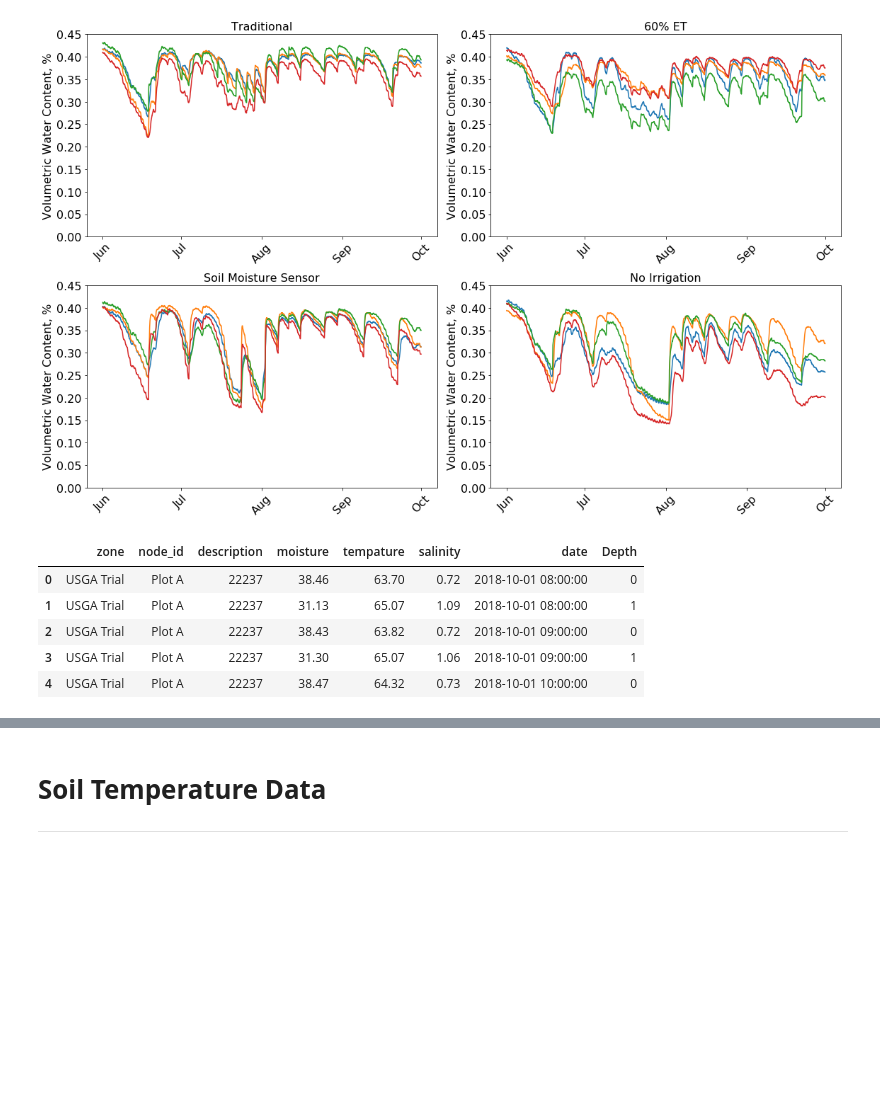
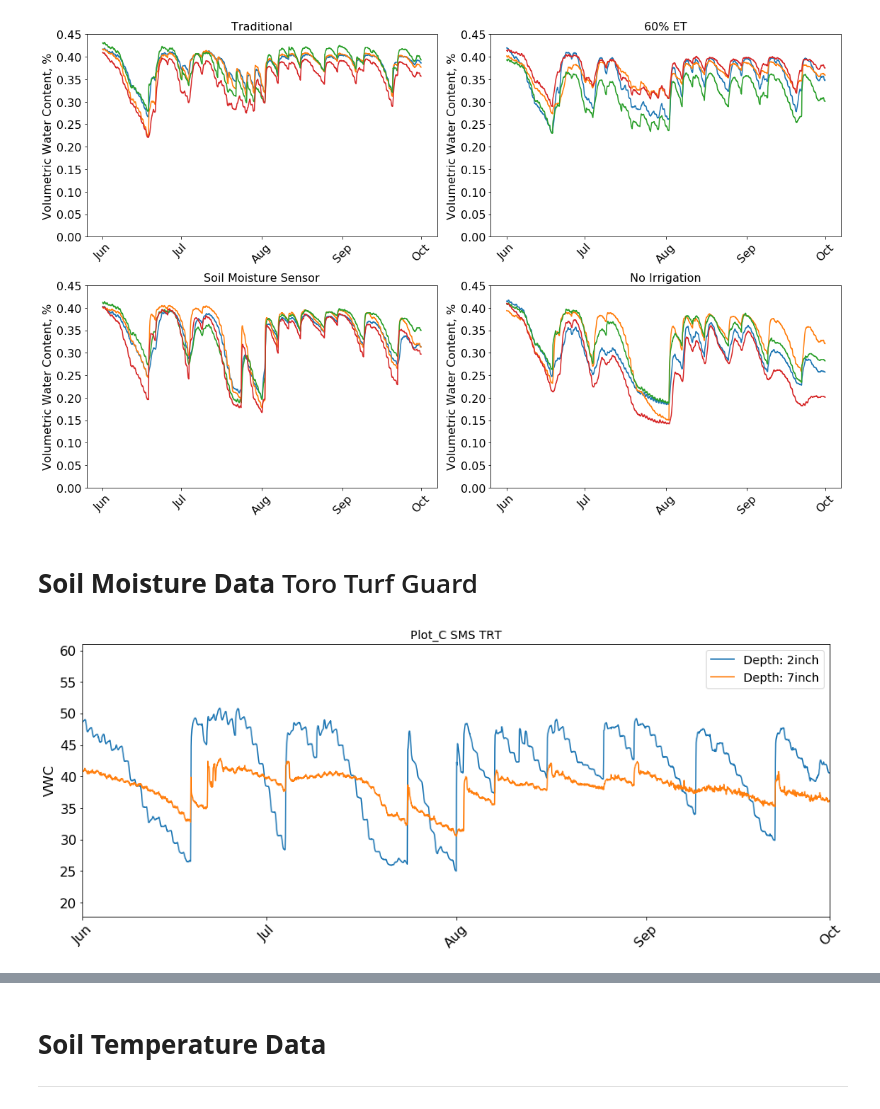
Before and after one commit to wes-dyer/usga_toro_data, a Jupyter notebook: sms.ipynb, the cells around one changed output, grey strips where cells are left out. Cells and saved outputs as stored; diff of their text form; code cells hidden in the pictures; blank space fills up the shorter version.

```diff
--- a/sms.ipynb
+++ b/sms.ipynb
@@ -161,17 +161,3 @@ plt.show()
 Adding an axes using the same arguments as a previous axes currently reuses the earlier instance.  In a future version, a new instance will always be created and returned.  Meanwhile, this warning can ...
   "Adding an axes using the same arguments as a previous axes "
 [figure]
-# %%
-#dataframe for green canopy cover
-toro_sms = pd.read_excel(r'C:\Users\Dyer\Dropbox\Wes Dyer\USGA_zoysia_research\Data\Toro_tab_data\Plot_A.xlsx')
-
-# convert to_datetime
-toro_sms["date"] = pd.to_datetime(toro_sms["date"], format="%m-%d-%Y %H:%M")
-toro_sms.head()
-# %% [output]
-|  | zone | node_id | description | moisture | tempature | salinity | date | Depth |
-| 0 | USGA Trial | Plot A | 22237 | 38.46 | 63.70 | 0.72 | 2018-10-01 08:00:00 | 0 |
-| 1 | USGA Trial | Plot A | 22237 | 31.13 | 65.07 | 1.09 | 2018-10-01 08:00:00 | 1 |
-| 2 | USGA Trial | Plot A | 22237 | 38.43 | 63.82 | 0.72 | 2018-10-01 09:00:00 | 0 |
-| 3 | USGA Trial | Plot A | 22237 | 31.30 | 65.07 | 1.06 | 2018-10-01 09:00:00 | 1 |
-| 4 | USGA Trial | Plot A | 22237 | 38.47 | 64.32 | 0.73 | 2018-10-01 10:00:00 | 0 |
@@ -181,0 +164,14 @@ toro_sms.head()
+# %% [markdown]
+# **Soil Moisture Data** Toro Turf Guard
+# %%
+#dataframe for green canopy cover
+toro_a = pd.read_excel(r'C:\Users\Dyer\Dropbox\Wes Dyer\USGA_zoysia_research\Data\Toro_tab_data\Plot_A.xlsx')
+toro_c = pd.read_excel(r'C:\Users\Dyer\Dropbox\Wes Dyer\USGA_zoysia_research\Data\Toro_tab_data\Plot_C.xlsx')
+toro_e = pd.read_excel(r'C:\Users\Dyer\Dropbox\Wes Dyer\USGA_zoysia_research\Data\Toro_tab_data\Plot_E.xlsx')
+toro_g = pd.read_excel(r'C:\Users\Dyer\Dropbox\Wes Dyer\USGA_zoysia_research\Data\Toro_tab_data\Plot_g.xlsx')
+
+# convert to_datetime
+toro_a["date"] = pd.to_datetime(toro_a["date"], format="%m-%d-%Y %H:%M")
+toro_c["date"] = pd.to_datetime(toro_c["date"], format="%m-%d-%Y %H:%M")
+toro_e["date"] = pd.to_datetime(toro_e["date"], format="%m-%d-%Y %H:%M")
+toro_g["date"] = pd.to_datetime(toro_g["date"], format="%m-%d-%Y %H:%M")
@@ -181,0 +219,18 @@ toro_sms.head()
+# %%
+plt.figure(figsize=(16,6))
+
+plt.subplot()
+plt.title('Plot_C SMS TRT', fontsize = 14)
+plt.plot(toro_e_0["TIMESTAMP"], toro_e_0["VWC"], label ='Depth: 2inch')
+plt.plot(toro_e_1["TIMESTAMP"], toro_e_1["VWC"], label = 'Depth: 7inch')
+plt.ylabel('VWC,%', size=16)
+plt.xticks(rotation = 45, fontsize=16)
+plt.yticks(fontsize=16)
+plt.legend(fontsize = 14)
+plt.xlim(pd.Timestamp('06-01-2019'), pd.Timestamp('10-01-2019'))
+# Make ticks on occurrences of each month:
+plt.subplot().xaxis.set_major_locator(mdates.MonthLocator())
+# Get only the month to show in the x-axis:
+plt.subplot().xaxis.set_major_formatter(mdates.DateFormatter('%b'))
+# %% [output]
+[figure, added]
```
Also changed, not shown: parts of 12 cells of this notebook.
